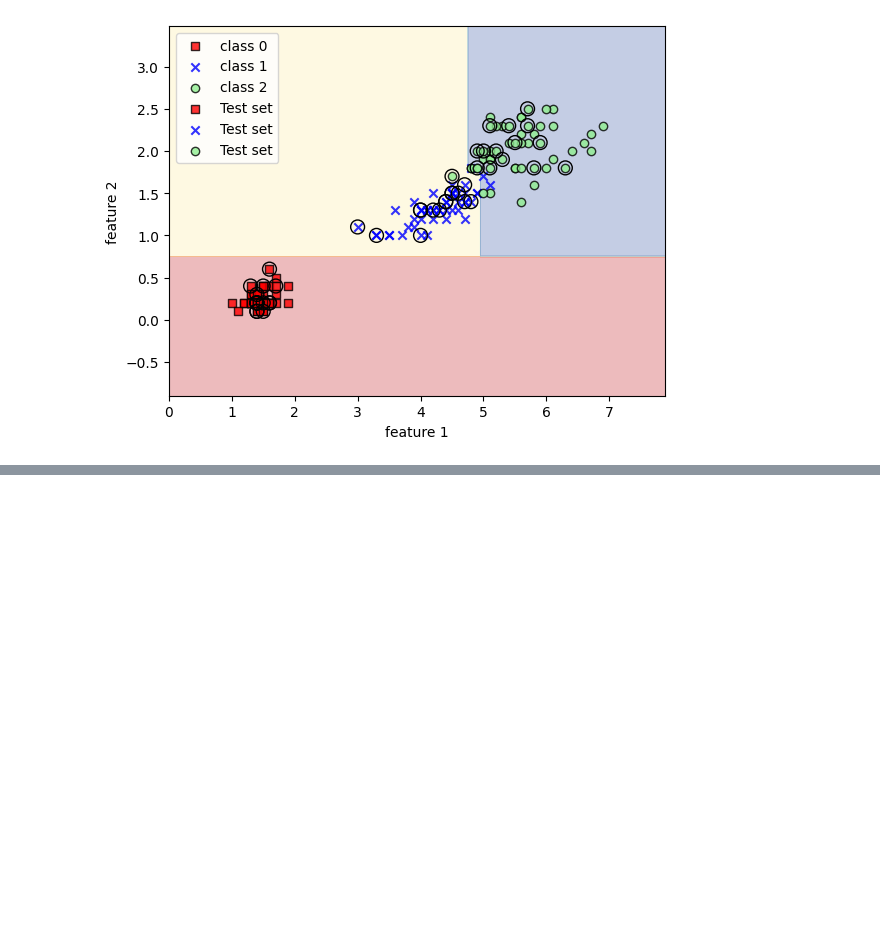
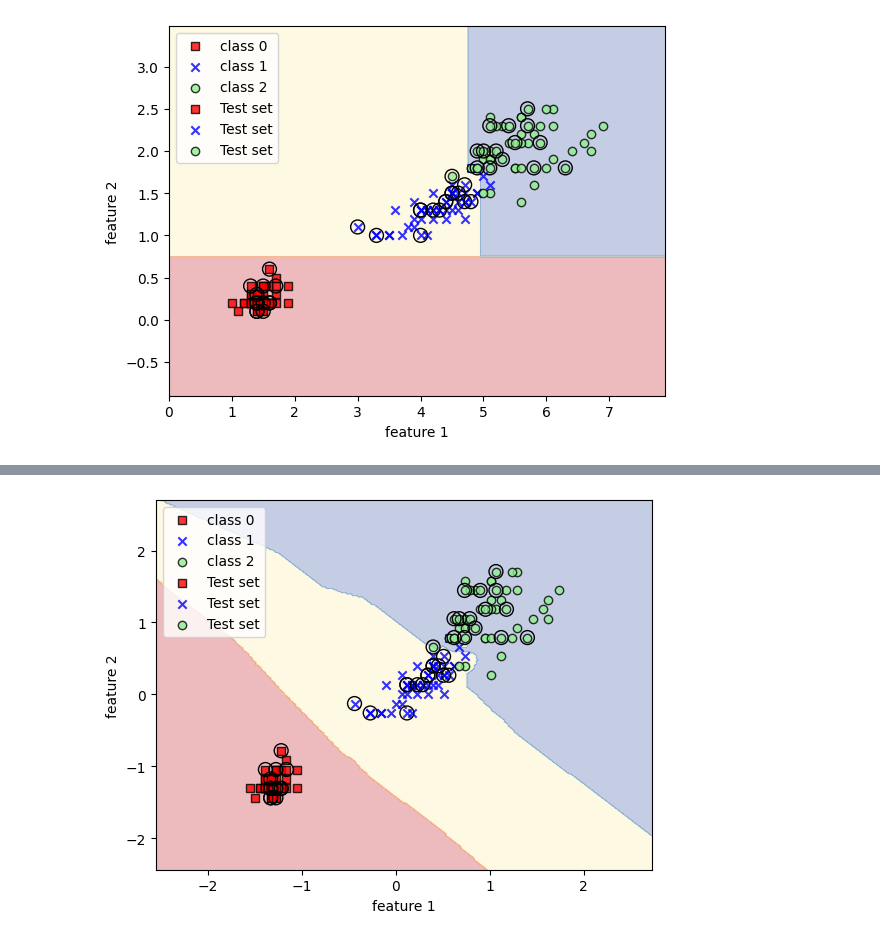
Before and after one commit to Dombearx/MachineLearningWithPytorch, a Jupyter notebook: chapter_3/decision_trees.ipynb, the cells around one changed output, grey strips where cells are left out. Saved outputs shown, nothing was run; the diff lists cells and outputs as text; code cells hidden in the pictures; blank space fills up the shorter version.

```diff
--- a/chapter_3/decision_trees.ipynb
+++ b/chapter_3/decision_trees.ipynb
@@ -78,0 +107,7 @@ plot_data_universtal(X_train, y_train, X_test=X_test, y_test=y_test)
+# %%
+from sklearn.preprocessing import StandardScaler
+
+sc = StandardScaler()
+sc.fit(X_train)  # calculate mean and std
+X_train_std = sc.transform(X_train)  # transform
+X_test_std = sc.transform(X_test)  # transform based on train mean and std
@@ -78,0 +120,5 @@ plot_data_universtal(X_train, y_train, X_test=X_test, y_test=y_test)
+# %%
+plot_decision_regions(X_train_std, y_train, classifier=knn_model)
+plot_data_universtal(X_train_std, y_train, X_test=X_test_std, y_test=y_test)
+# %% [output]
+[figure, added]
```
Also changed, not shown: parts of 8 cells of this notebook, 1 other file.
